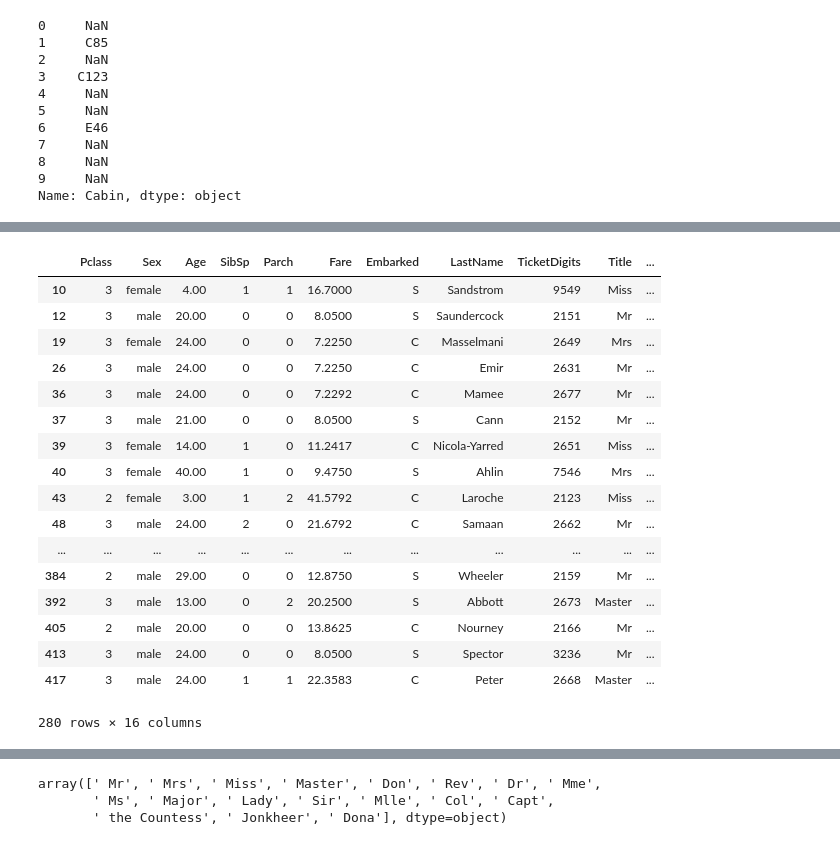
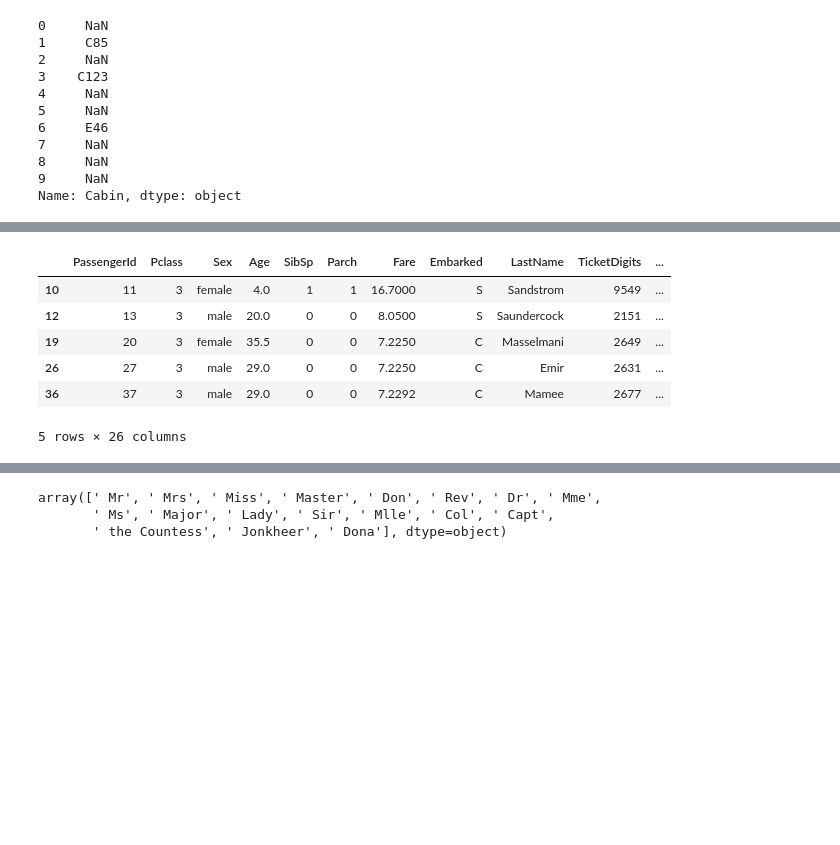
Before and after one commit to csun-data-science-bootcamp-19/Team-8, a Jupyter notebook: Cleaning.ipynb, the cells around one changed output, grey strips where cells are left out. Cells and saved outputs as stored; diff of their text form; code cells hidden in the pictures; blank space fills up the shorter version.

```diff
--- a/Cleaning.ipynb
+++ b/Cleaning.ipynb
@@ -67,7 +81,7 @@ df['FirstName'].head()
 4    William
 Name: FirstName, dtype: object
 # %%
-df = df.drop(columns=['Ticket', 'PassengerId', 'Name'])
+df = df.drop(columns=['Ticket', 'Name'])
 # %%
 ds_utils.get_nan_col_proportions(df)
 # %% [output]
@@ -119,21 +124,17 @@ df['CabinLetter'] = df.groupby('Pclass')['CabinLetter'].transform(lambda x: x.fi
-# %%
-df['Age'] = df.groupby('Pclass')['Age'].transform(lambda x: x.fillna(x.median()))
-df['Fare'] = df.groupby('Pclass')['Fare'].transform(lambda x: x.fillna(x.median()))
-df['Embarked'] = df.groupby('Pclass')['Embarked'].transform(lambda x: x.fillna(x.mode()[0]))
-
-
-
-# #df['nanAge'] = nanAge
-# df['Age'] = age
-
-# #df['nanFare'] = nanFare
-# df['Fare'] = fare
-
-# # df['nanEmbarked'] = nanEmbarked
-# df['Embarked'] = embarked
-
-# # df['nanCabinLetter'] = nanCabinLetter
-# # df['CabinLetter'] =cabinLetter
+# %%
+df['Age'] = df.groupby('Title')['Age'].transform(lambda x: x.fillna(x.median()))
+df['Fare'] = df.groupby('Pclass')['Fare'].transform(lambda x: x.fillna(x.median()))
+df['Embarked'] = df.groupby('Pclass')['Embarked'].transform(lambda x: x.fillna(x.mode()[0]))
+
+df['Infant'] = df['Age'].apply(lambda x: 1 if x <= 1 else 0)
+df['Toddler'] = df['Age'].apply(lambda x: 1 if x <= 5 else 0)
+df['Child'] = df['Age'].apply(lambda x: 1 if x < 13 else 0)
+df['YoungTeen'] = df['Age'].apply(lambda x: 1 if 13 <= x <= 16 else 0)
+df['YoungAdult'] = df['Age'].apply(lambda x: 1 if 16 <= x <= 21 else 0)
+df['Adult'] = df['Age'].apply(lambda x: 1 if 21 <= x <= 30 else 0)
+df['MidAdult'] = df['Age'].apply(lambda x: 1 if 30 <= x <= 40 else 0)
+df['MiddleAged'] = df['Age'].apply(lambda x: 1 if 40 <= x <= 50 else 0)
+df['Old'] = df['Age'].apply(lambda x: 1 if 50 < x else 0)
 # %%
 df.head()
 # %% [output]
@@ -165,26 +158,15 @@ df.loc[df['TicketDigits'].str[-1] == '.']
 # %%
 df['TicketDigits'] = df['TicketDigits'].apply(lambda x: x if x[-1] != '.' else x[:-1])
 # %%
-df.loc[df['TicketDigits'].str.len() < 5]
+df.loc[df['TicketDigits'].str.len() < 5].head()
 # %% [output]
-|  | Pclass | Sex | Age | SibSp | Parch | Fare | Embarked | LastName | TicketDigits | Title | ... |
-| 10 | 3 | female | 4.00 | 1 | 1 | 16.7000 | S | Sandstrom | 9549 | Miss | ... |
-| 12 | 3 | male | 20.00 | 0 | 0 | 8.0500 | S | Saundercock | 2151 | Mr | ... |
-| 19 | 3 | female | 24.00 | 0 | 0 | 7.2250 | C | Masselmani | 2649 | Mrs | ... |
-| 26 | 3 | male | 24.00 | 0 | 0 | 7.2250 | C | Emir | 2631 | Mr | ... |
-| 36 | 3 | male | 24.00 | 0 | 0 | 7.2292 | C | Mamee | 2677 | Mr | ... |
-| 37 | 3 | male | 21.00 | 0 | 0 | 8.0500 | S | Cann | 2152 | Mr | ... |
-| 39 | 3 | female | 14.00 | 1 | 0 | 11.2417 | C | Nicola-Yarred | 2651 | Miss | ... |
-| 40 | 3 | female | 40.00 | 1 | 0 | 9.4750 | S | Ahlin | 7546 | Mrs | ... |
-| 43 | 2 | female | 3.00 | 1 | 2 | 41.5792 | C | Laroche | 2123 | Miss | ... |
-| 48 | 3 | male | 24.00 | 2 | 0 | 21.6792 | C | Samaan | 2662 | Mr | ... |
-| ... | ... | ... | ... | ... | ... | ... | ... | ... | ... | ... | ... |
-| 384 | 2 | male | 29.00 | 0 | 0 | 12.8750 | S | Wheeler | 2159 | Mr | ... |
-| 392 | 3 | male | 13.00 | 0 | 2 | 20.2500 | S | Abbott | 2673 | Master | ... |
-| 405 | 2 | male | 20.00 | 0 | 0 | 13.8625 | C | Nourney | 2166 | Mr | ... |
-| 413 | 3 | male | 24.00 | 0 | 0 | 8.0500 | S | Spector | 3236 | Mr | ... |
-| 417 | 3 | male | 24.00 | 1 | 1 | 22.3583 | C | Peter | 2668 | Master | ... |
+|  | PassengerId | Pclass | Sex | Age | SibSp | Parch | Fare | Embarked | LastName | TicketDigits | ... |
+| 10 | 11 | 3 | female | 4.0 | 1 | 1 | 16.7000 | S | Sandstrom | 9549 | ... |
+| 12 | 13 | 3 | male | 20.0 | 0 | 0 | 8.0500 | S | Saundercock | 2151 | ... |
+| 19 | 20 | 3 | female | 35.5 | 0 | 0 | 7.2250 | C | Masselmani | 2649 | ... |
+| 26 | 27 | 3 | male | 29.0 | 0 | 0 | 7.2250 | C | Emir | 2631 | ... |
+| 36 | 37 | 3 | male | 29.0 | 0 | 0 | 7.2292 | C | Mamee | 2677 | ... |
-280 rows × 16 columns
+5 rows × 26 columns
 # %%
 df['TicketDigits'] = df['TicketDigits'].apply(lambda x: x if x[-1] != '.' else x[:-1])
 # %%
```
Also changed, not shown: parts of 15 cells of this notebook, 1 other file.
